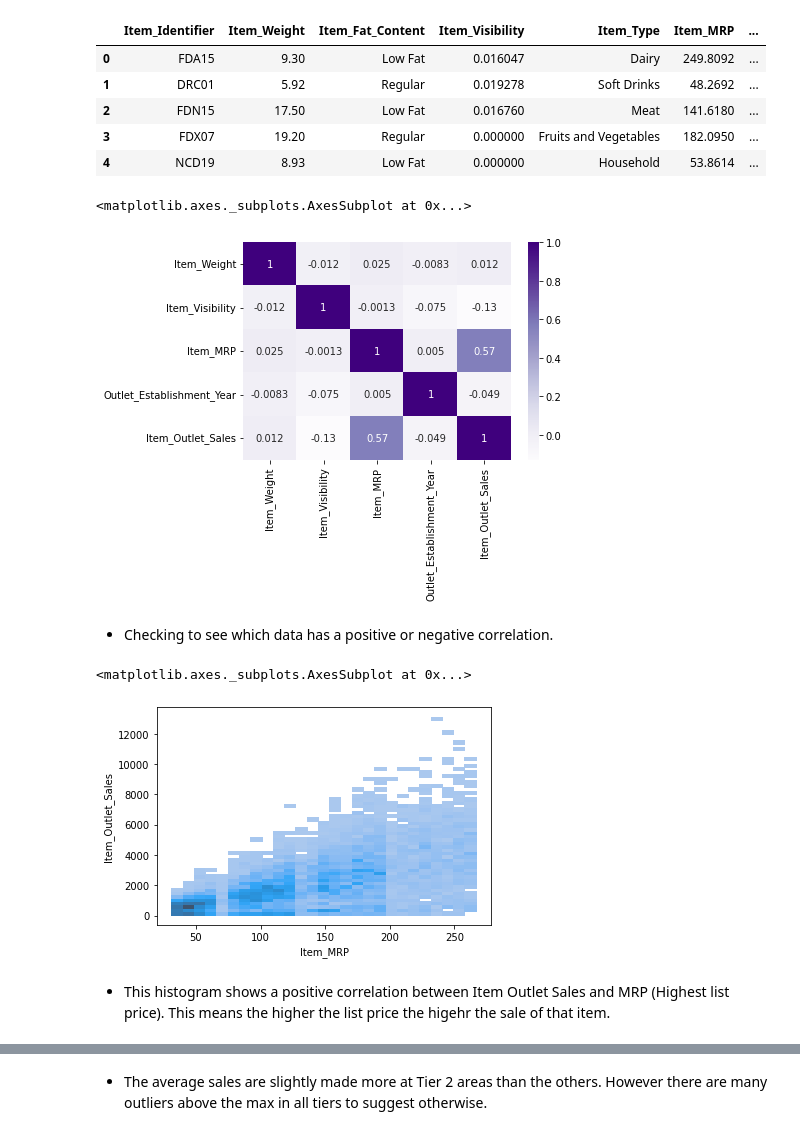
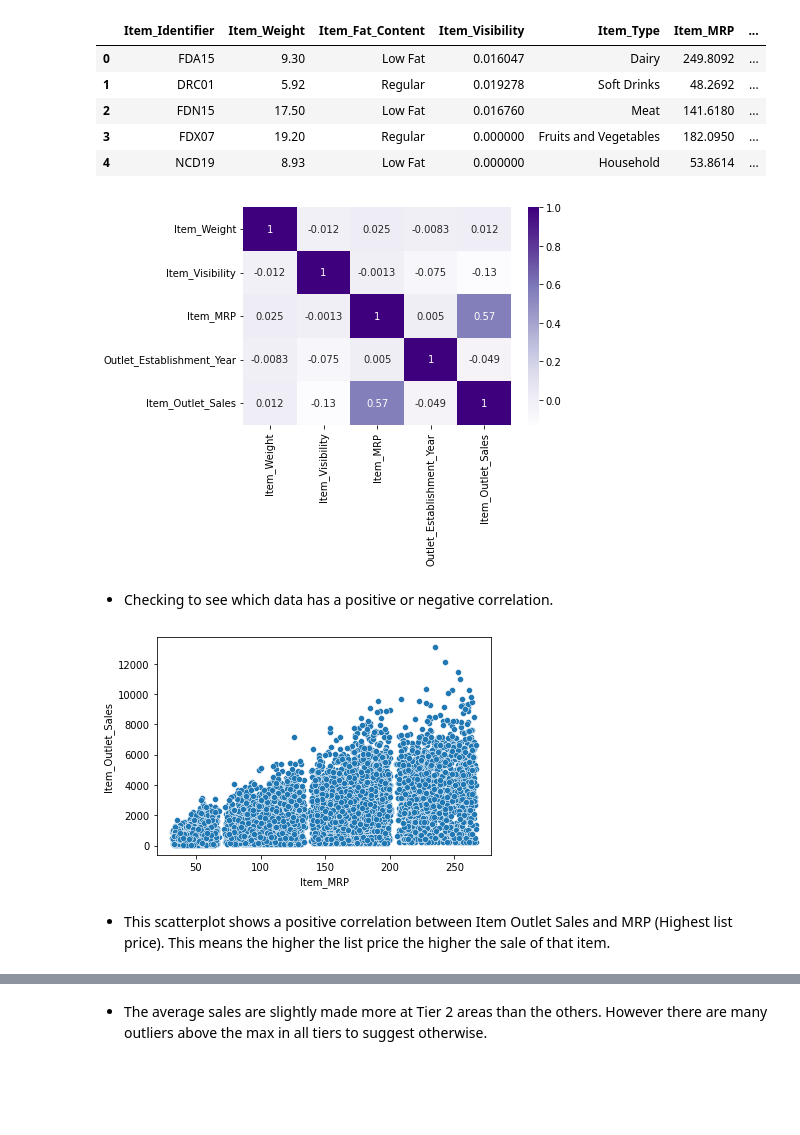
Before and after one commit to CaillahR/Food-Sale-Predictions, a Jupyter notebook: Sales_Predictions.ipynb, the cells around one changed output, grey strips where cells are left out. Drawn from its saved outputs; the diff is of its cells as text; code cells hidden in the pictures; blank space fills up the shorter version.

```diff
--- a/Sales_Predictions.ipynb
+++ b/Sales_Predictions.ipynb
@@ -220,18 +237,19 @@ memory usage: 732.6+ KB
 | 3 | FDX07 | 19.20 | Regular | 0.000000 | Fruits and Vegetables | 182.0950 | ... |
 | 4 | NCD19 | 8.93 | Low Fat | 0.000000 | Household | 53.8614 | ... |
 # %%
+corr = df.corr()
 sns.heatmap(corr, cmap = 'Purples', annot = True)
+plt.show()
 # %% [output]
-<matplotlib.axes._subplots.AxesSubplot at 0x...>
 [figure]
 # %% [markdown]
 - Checking to see which data has a positive or negative correlation.
 # %%
-sns.histplot(data = df, x = "Item_MRP" , y = "Item_Outlet_Sales")
+sns.scatterplot(data = df, x = "Item_MRP" , y = "Item_Outlet_Sales")
+plt.show()
 # %% [output]
-<matplotlib.axes._subplots.AxesSubplot at 0x...>
-[figure, old version]
+[figure, new version]
 # %% [markdown]
-- This histogram shows a positive correlation between Item Outlet Sales and MRP (Highest list price). This means the higher the list price the higehr the sale of that item.
+- This scatterplot shows a positive correlation between Item Outlet Sales and MRP (Highest list price). This means the higher the list price the higher the sale of that item.
 # %%
 sns.boxplot(data = df, x = "Outlet_Location_Type", y = "Item_Outlet_Sales")
```
Also changed, not shown: parts of 16 cells of this notebook.
